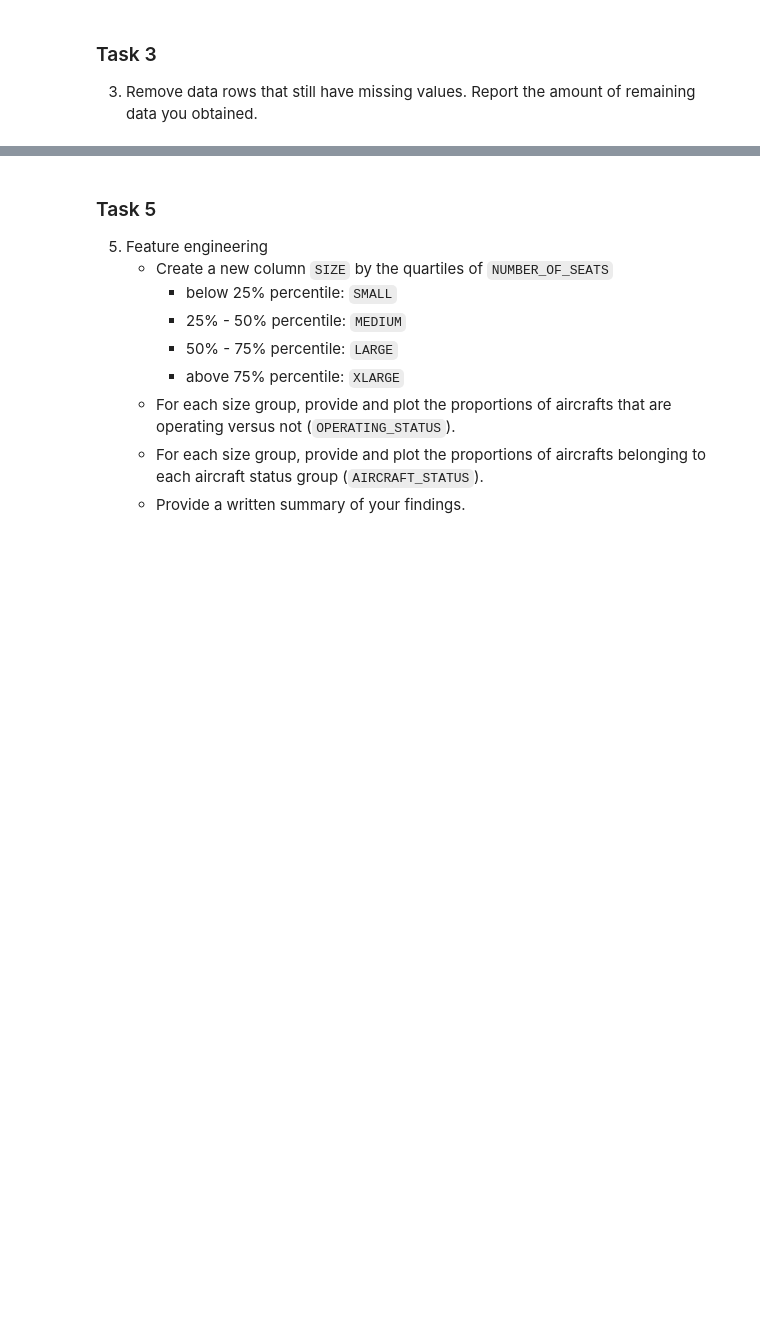
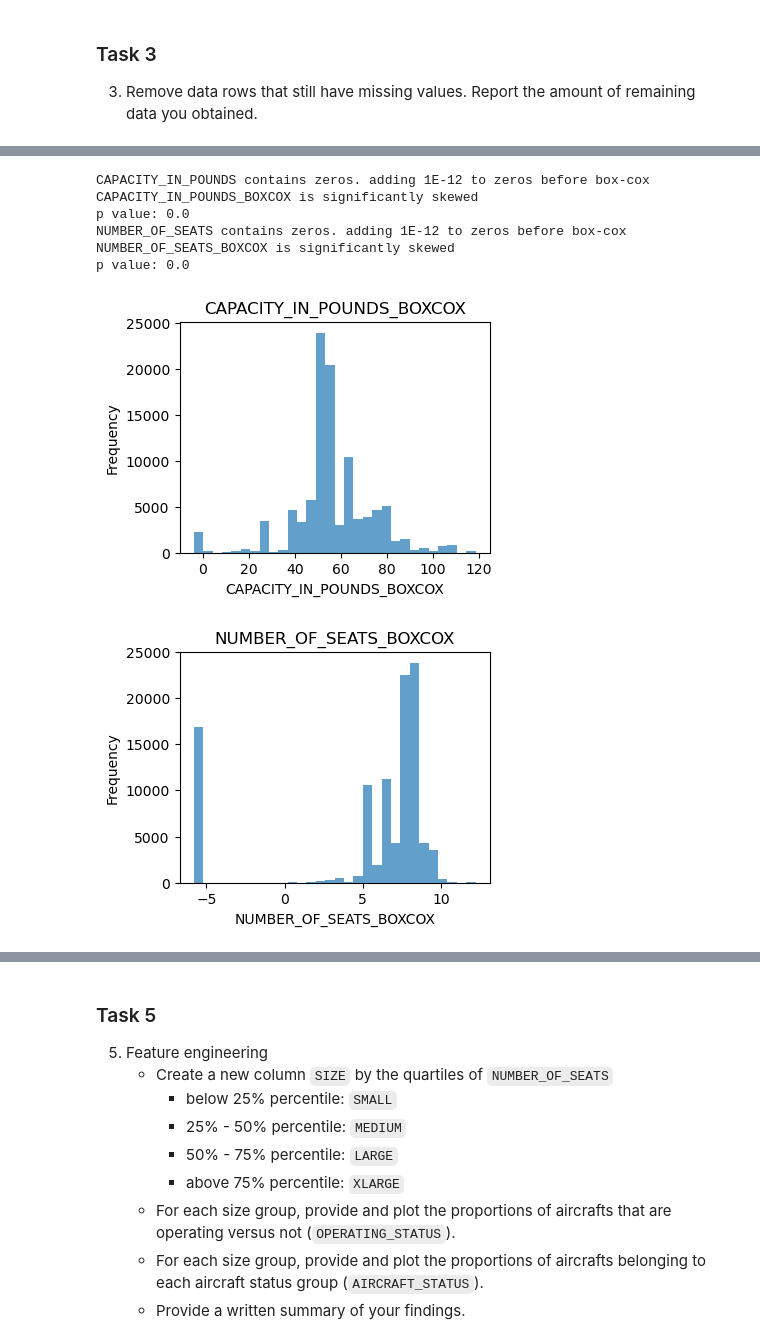
Before and after one commit to liv-fing/de300-2026wi-fingerson, a Jupyter notebook: homework_1/DATA_ENG300_HW1_Aircraft-1.ipynb, the cells around one changed output, grey strips where cells are left out. Drawn from its saved outputs; the diff is of its cells as text; code cells hidden in the pictures; blank space fills up the shorter version.

```diff
--- a/homework_1/DATA_ENG300_HW1_Aircraft-1.ipynb
+++ b/homework_1/DATA_ENG300_HW1_Aircraft-1.ipynb
@@ -245,0 +393,15 @@ New shape: (101167, 18)
+# %%
+inventory_imputed['CAPACITY_IN_POUNDS_BOXCOX'] = boxcox_transform(inventory_imputed['CAPACITY_IN_POUNDS'])
+skewtest_and_hist(inventory_imputed['CAPACITY_IN_POUNDS_BOXCOX'])
+
+inventory_imputed['NUMBER_OF_SEATS_BOXCOX'] = boxcox_transform(inventory_imputed['NUMBER_OF_SEATS'])
+skewtest_and_hist(inventory_imputed['NUMBER_OF_SEATS_BOXCOX'])
+# %% [output]
+CAPACITY_IN_POUNDS contains zeros. adding 1E-12 to zeros before box-cox
+CAPACITY_IN_POUNDS_BOXCOX is significantly skewed
+p value: 0.0
+NUMBER_OF_SEATS contains zeros. adding 1E-12 to zeros before box-cox
+NUMBER_OF_SEATS_BOXCOX is significantly skewed
+p value: 0.0
+[figure, added]
+[figure, added]
```
Also changed, not shown: parts of 26 cells of this notebook, 3 other files.
